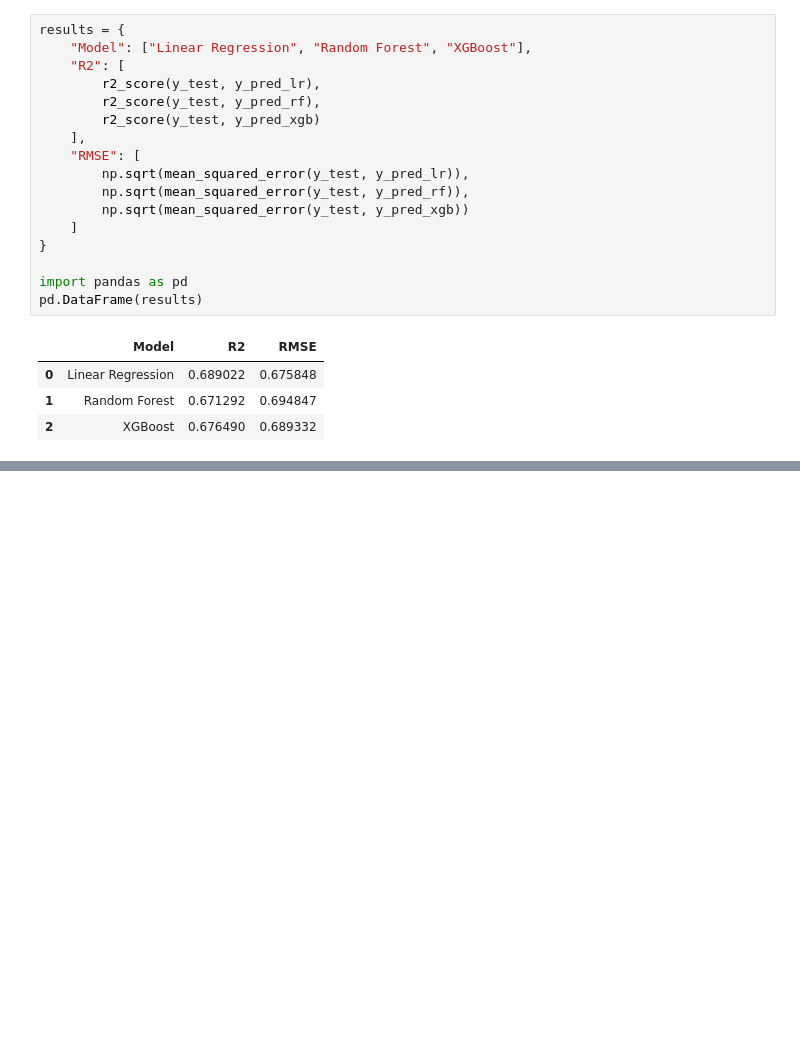
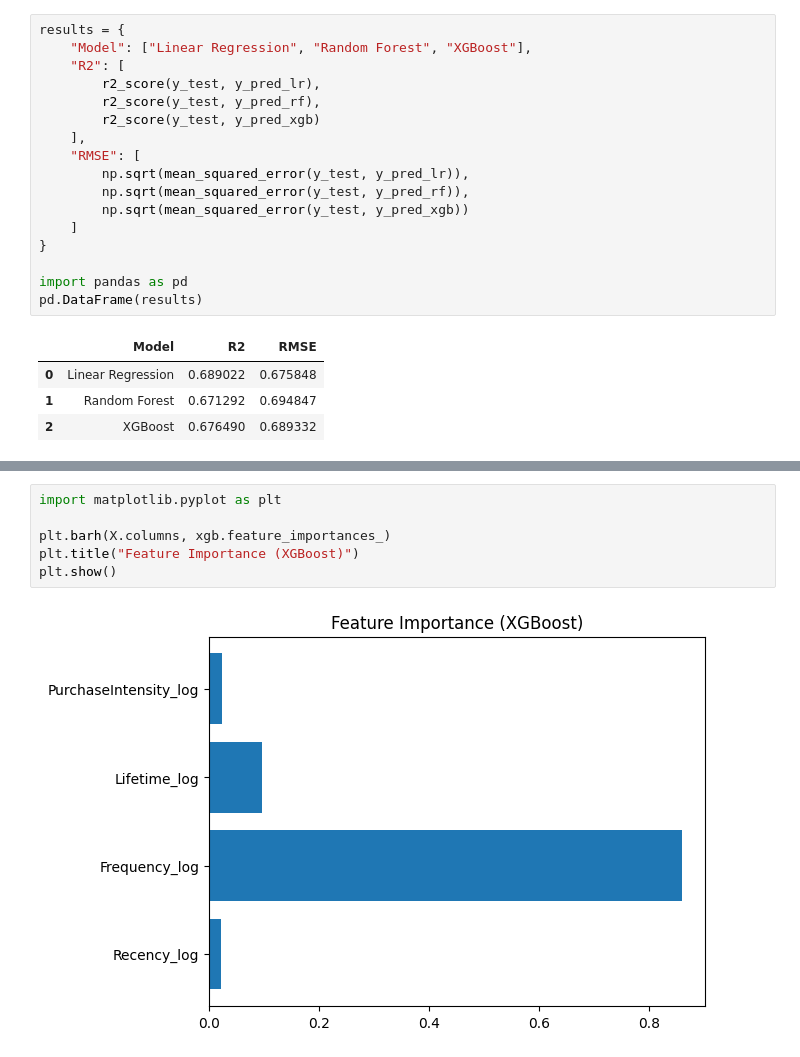
Before and after one commit to Qanmberjawad/clv-prediction, a Jupyter notebook: notebooks/01_data_loading.ipynb, the cells around one changed output, grey strips where cells are left out. Drawn from its saved outputs; the diff is of its cells as text; blank space fills up the shorter version.

Commit message:
Final model selection, evaluation, and feature importance

```diff
--- a/notebooks/01_data_loading.ipynb
+++ b/notebooks/01_data_loading.ipynb
@@ -550,0 +565,8 @@ pd.DataFrame(results)
+# %%
+import matplotlib.pyplot as plt
+
+plt.barh(X.columns, xgb.feature_importances_)
+plt.title("Feature Importance (XGBoost)")
+plt.show()
+# %% [output]
+[figure, added]
```
Also changed, not shown: parts of 5 cells of this notebook.
